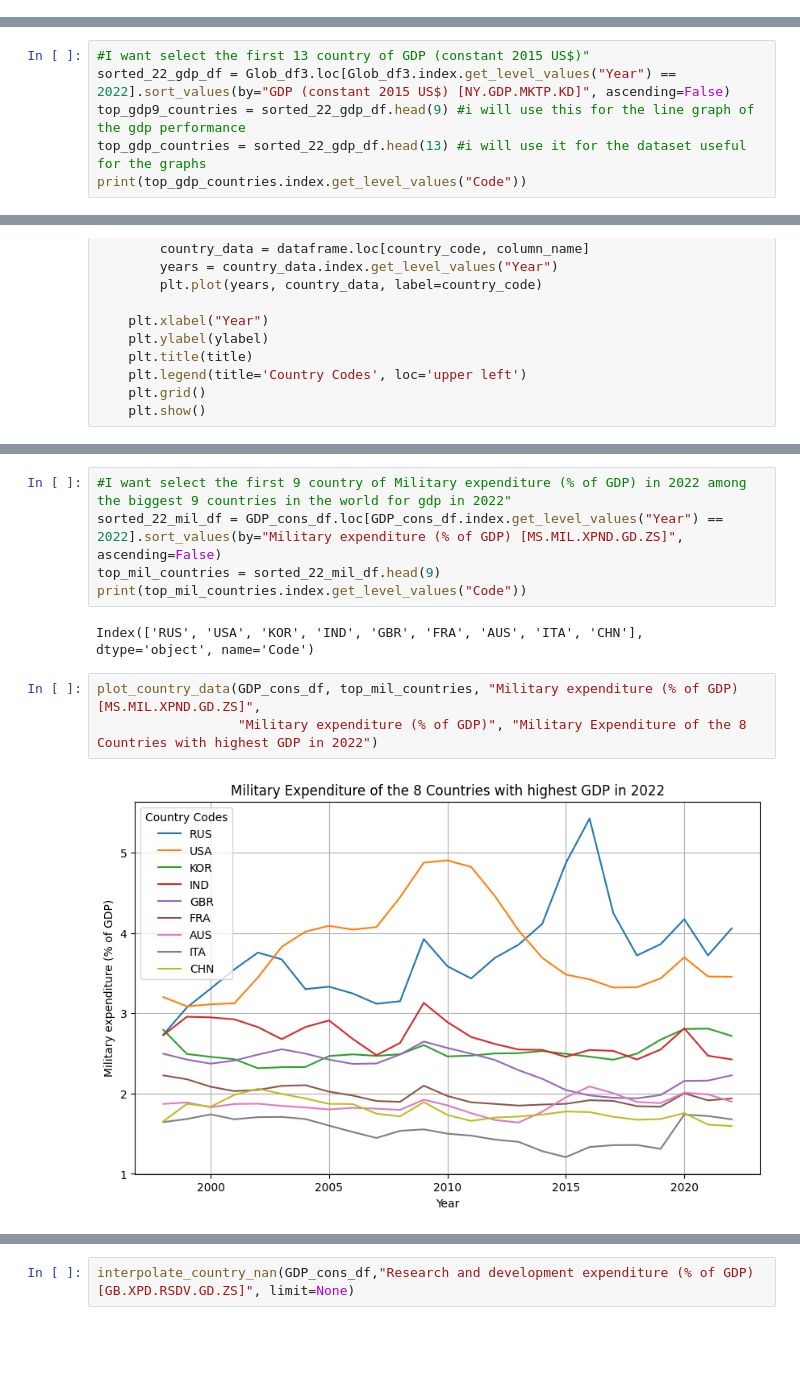
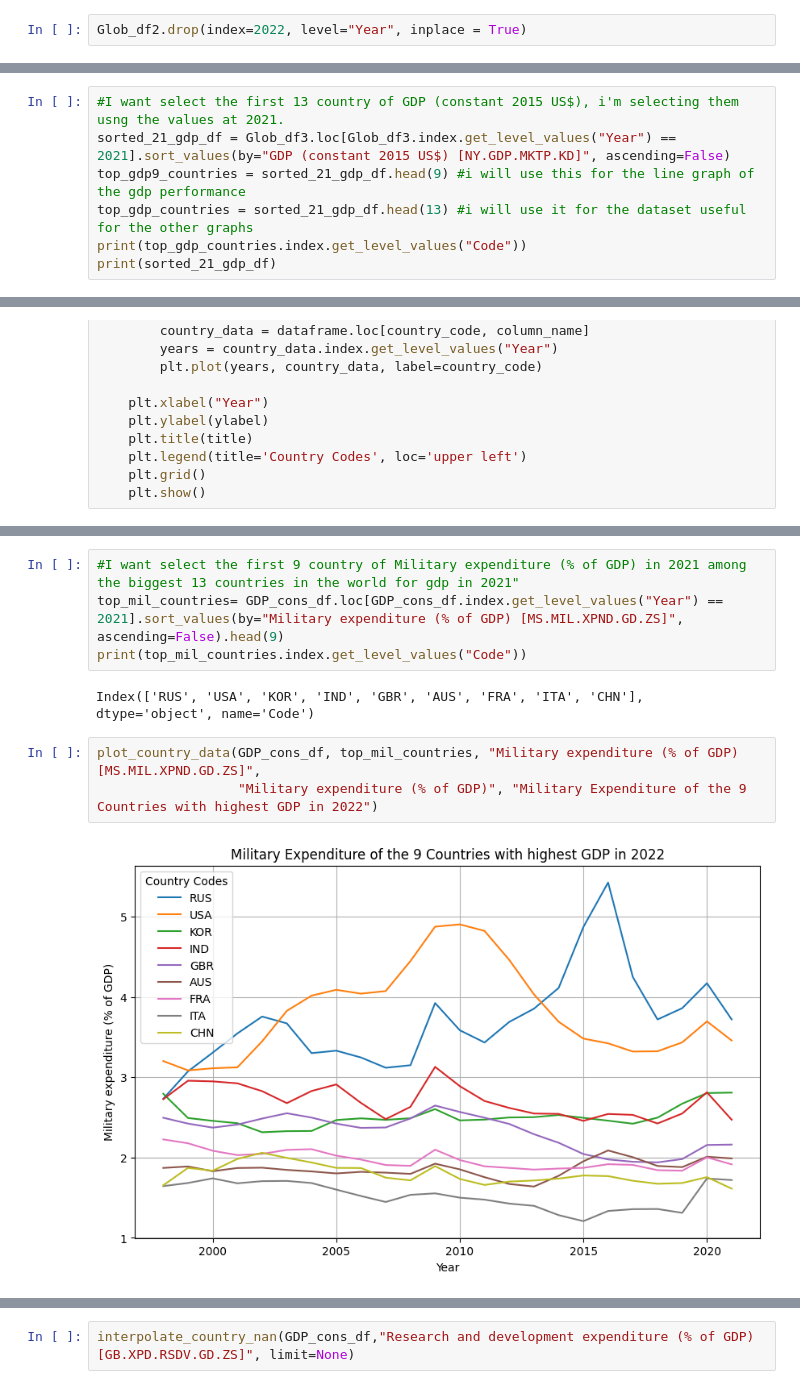
Before and after one commit to LosaLosSantos/Project_ER, a Jupyter notebook: Clean and Exploration.ipynb, the cells around one changed output, grey strips where cells are left out. Saved outputs shown, nothing was run; the diff lists cells and outputs as text; blank space fills up the shorter version.

```diff
--- a/Clean and Exploration.ipynb
+++ b/Clean and Exploration.ipynb
@@ -368,0 +353,2 @@ dtype: int64
+# %%
+Glob_df2.drop(index=2022, level="Year", inplace = True)
@@ -661,7 +707,8 @@ plt.show()
 # %%
-#I want select the first 13 country of GDP (constant 2015 US$)"
-sorted_22_gdp_df = Glob_df3.loc[Glob_df3.index.get_level_values("Year") == 2022].sort_values(by="GDP (constant 2015 US$) [NY.GDP.MKTP.KD]", ascending=False)
-top_gdp9_countries = sorted_22_gdp_df.head(9) #i will use this for the line graph of the gdp performance
-top_gdp_countries = sorted_22_gdp_df.head(13) #i will use it for the dataset useful for the graphs
+#I want select the first 13 country of GDP (constant 2015 US$), i'm selecting them usng the values at 2021.
+sorted_21_gdp_df = Glob_df3.loc[Glob_df3.index.get_level_values("Year") == 2021].sort_values(by="GDP (constant 2015 US$) [NY.GDP.MKTP.KD]", ascending=False)
+top_gdp9_countries = sorted_21_gdp_df.head(9) #i will use this for the line graph of the gdp performance
+top_gdp_countries = sorted_21_gdp_df.head(13) #i will use it for the dataset useful for the other graphs
 print(top_gdp_countries.index.get_level_values("Code"))
+print(sorted_21_gdp_df)
 # %% [output]
@@ -802,14 +863,13 @@ GDP_pc                                                                         0
 dtype: int64
 # %%
-#I want select the first 9 country of Military expenditure (% of GDP) in 2022 among the biggest 9 countries in the world for gdp in 2022"
-sorted_22_mil_df = GDP_cons_df.loc[GDP_cons_df.index.get_level_values("Year") == 2022].sort_values(by="Military expenditure (% of GDP) [MS.MIL.XPND.GD.ZS]", ascending=False)
-top_mil_countries = sorted_22_mil_df.head(9)
+#I want select the first 9 country of Military expenditure (% of GDP) in 2021 among the biggest 13 countries in the world for gdp in 2021"
+top_mil_countries= GDP_cons_df.loc[GDP_cons_df.index.get_level_values("Year") == 2021].sort_values(by="Military expenditure (% of GDP) [MS.MIL.XPND.GD.ZS]", ascending=False).head(9)
 print(top_mil_countries.index.get_level_values("Code"))
 # %% [output]
-Index(['RUS', 'USA', 'KOR', 'IND', 'GBR', 'FRA', 'AUS', 'ITA', 'CHN'], dtype='object', name='Code')
+Index(['RUS', 'USA', 'KOR', 'IND', 'GBR', 'AUS', 'FRA', 'ITA', 'CHN'], dtype='object', name='Code')
 # %%
 plot_country_data(GDP_cons_df, top_mil_countries, "Military expenditure (% of GDP) [MS.MIL.XPND.GD.ZS]",
-                  "Military expenditure (% of GDP)", "Military Expenditure of the 8 Countries with highest GDP in 2022")
+                  "Military expenditure (% of GDP)", "Military Expenditure of the 9 Countries with highest GDP in 2022")
 # %% [output]
-[figure, old version]
+[figure, new version]
 # %%
```
Also changed, not shown: parts of 40 cells of this notebook, 1 other file.
